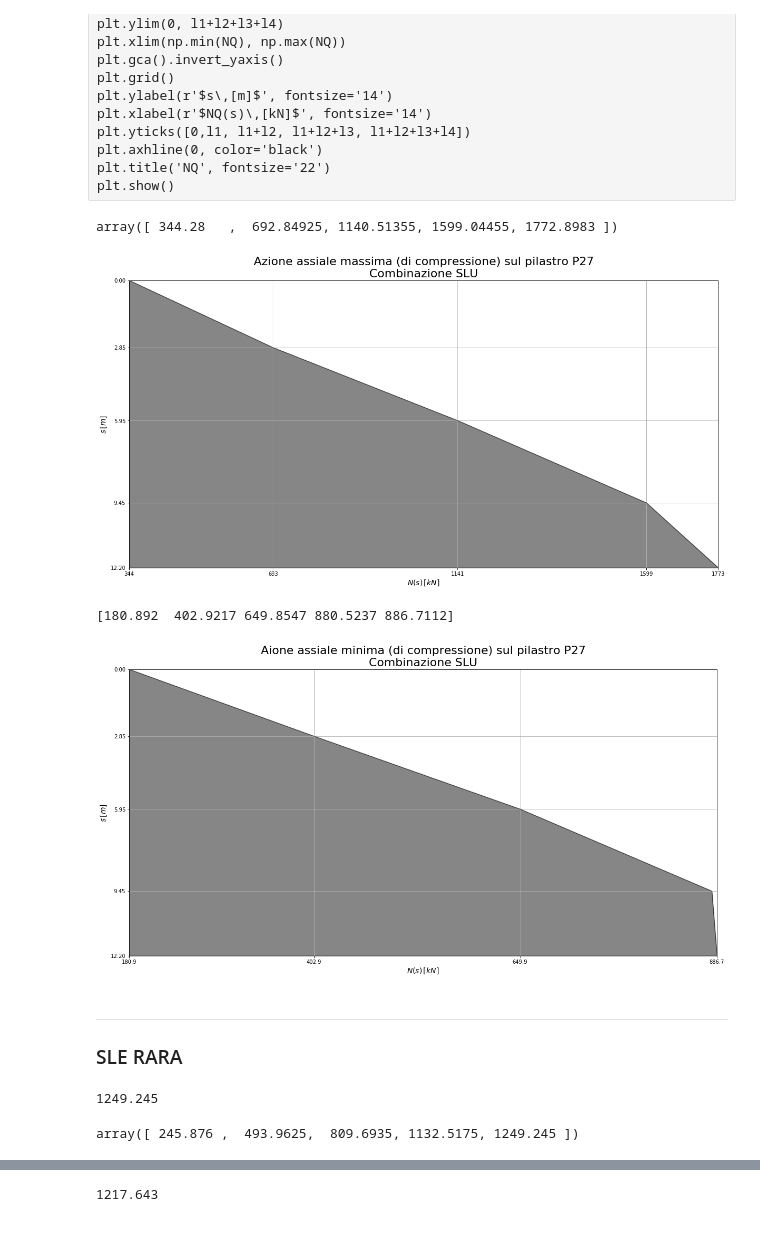
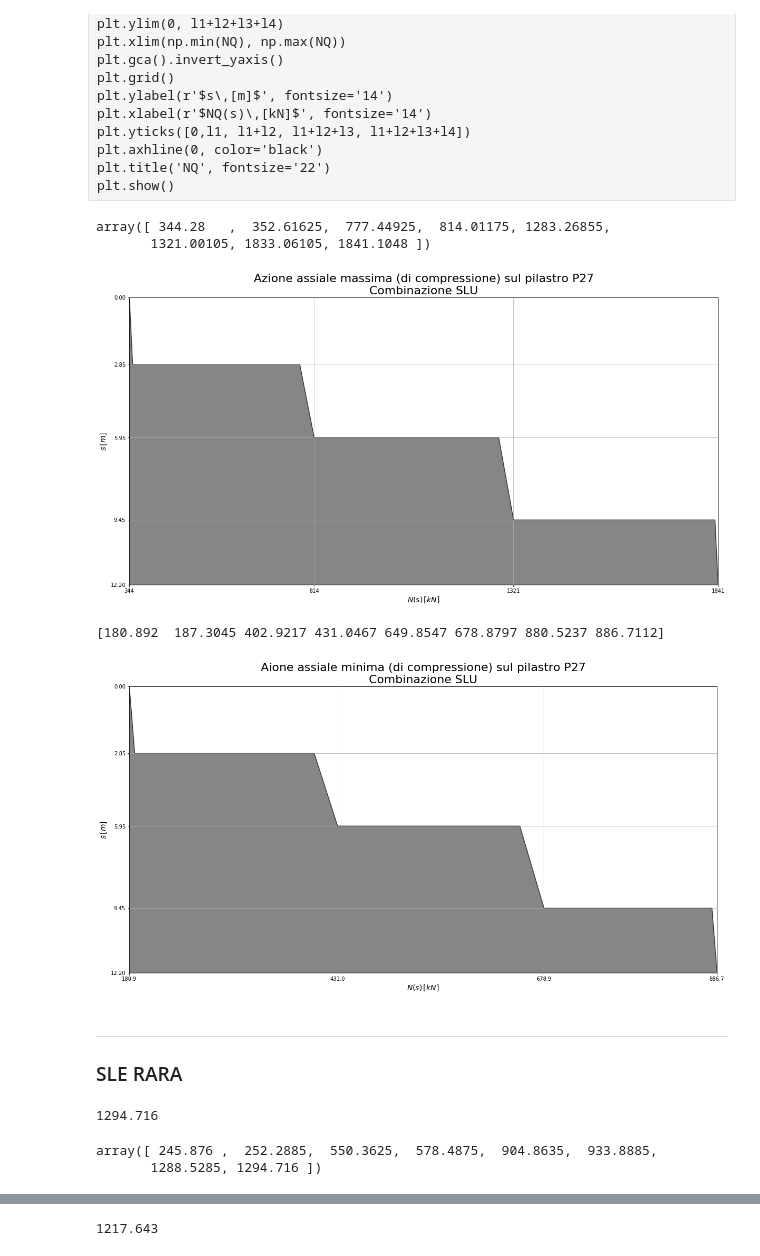
Before and after one commit to akaanzo/structural-safety, a Jupyter notebook: sol_col.ipynb, the cells around one changed output, grey strips where cells are left out. Drawn from its saved outputs; the diff is of its cells as text; code cells hidden in the pictures.

```diff
--- a/sol_col.ipynb
+++ b/sol_col.ipynb
@@ -46,9 +46,9 @@ l2 = 3.1
 l3 = 3.5
 l4 = 2.75
 # %%
-s = np.array([0,l1, l1+l2, l1+l2+l3, l1+l2+l3+l4])
+s = np.array([0,l1, l1, l1+l2, l1+l2, l1+l2+l3, l1+l2+l3, l1+l2+l3+l4])
 # %%
-NG1 = np.array([101.52+21.15, 101.52+21.15+90.24+21.15+25*.3**2 * l1, 101.52+3*21.15+90.24+25*.3**2 * (l1+l2) +101.536, 101.52+4*21.15+90.24+25*.3**2 * (l1+l2+l3) +101.536 + 99.50,  101.52+4*21.15+90.24+25*.3**2 * (l1+l2+l3+l4) +101.536 + 99.50])
+NG1 = np.array([101.52+21.15, 101.52+21.15+25*.3**2 * l1, 101.52+21.15+90.24+21.15+25*.3**2 * l1, 101.52+3*21.15+90.24+25*.3**2 * (l1+l2), 101.52+3*21.15+90.24+25*.3**2 * (l1+l2) +101.536, 101.52+4*21.15+90.24+25*.3**2 * (l1+l2+l3) +101.536, 101.52+4*21.15+90.24+25*.3**2 * (l1+l2+l3) +101.536 + 99.50,  101.52+4*21.15+90.24+25*.3**2 * (l1+l2+l3+l4) +101.536 + 99.50])
 # %% [raw]
 plt.figure(figsize=(20,10))
 plt.plot(NG1,s,12.2, color='#0f0f0f80')
@@ -64,7 +64,7 @@ plt.axhline(0, color='black')
 plt.title('NG1', fontsize='22')
 plt.show()
 # %%
-NG2 = np.array([80.09, 80.09+130.284, 80.09+130.284+146.59, 80.09+130.284+146.59 + 127.68, 80.09+130.284+146.59 + 127.68])
+NG2 = np.array([80.09, 80.09, 80.09+130.284, 80.09+130.284, 80.09+130.284+146.59, 80.09+130.284+146.59, 80.09+130.284+146.59 + 127.68, 80.09+130.284+146.59 + 127.68])
 # %% [raw]
 plt.figure(figsize=(20,10))
 plt.plot(NG2,s,12.2, color='#0f0f0f80')
@@ -80,7 +80,7 @@ plt.axhline(0, color='black')
 plt.title('NG2', fontsize='22')
 plt.show()
 # %%
-NQ = np.array([.6*67.96+0*14.1+.6*3.9, .6*67.96+0*14.1+.6*3.9, .6*67.96+0*14.1+.7*56.40+.6*3.9, .6*67.96+0*14.1+.7*56.40+.7*95.17+.6*3.9, .6*67.96+0*14.1+.7*56.40+.7*95.17+110.54+.6*3.9])
+NQ = np.array([.6*67.96+0*14.1+.6*3.9, .6*67.96+0*14.1+.6*3.9, .6*67.96+0*14.1+56.40+.6*3.9, .6*67.96+0*14.1+56.40+.6*3.9, .6*67.96+0*14.1+.7*56.40+95.17+.6*3.9, .6*67.96+0*14.1+.7*56.40+95.17+.6*3.9, .6*67.96+0*14.1+56.40+95.17+110.54+.6*3.9, .6*67.96+0*14.1+56.40+95.17+110.54+.6*3.9])
 # %% [raw]
 plt.figure(figsize=(20,10))
 plt.plot(NQ,s,12.2, color='#0f0f0f80')
@@ -99,7 +99,8 @@ plt.show()
 N1max_slu = 1.3*NG1 + 1.5*NG2 + 1.5*NQ
 N1max_slu
 # %% [output]
-array([ 344.28   ,  692.84925, 1140.51355, 1599.04455, 1772.8983 ])
+array([ 344.28   ,  352.61625,  777.44925,  814.01175, 1283.26855,
+       1321.00105, 1833.06105, 1841.1048 ])
 # %%
 plt.figure(figsize=(20,10))
 plt.plot(N1max_slu,s,12.2, color='#0f0f0f80')
@@ -111,49 +112,50 @@ plt.grid()
 plt.ylabel(r'$s\,[m]$', fontsize='14')
 plt.xlabel(r'$N(s)\,[kN]$', fontsize='14')
 plt.yticks([0,l1, l1+l2, l1+l2+l3, l1+l2+l3+l4])
-plt.xticks([float(N1max_slu[0]),float(N1max_slu[1]),float(N1max_slu[2]), float(N1max_slu[3]), float(N1max_slu[4])])
+plt.xticks([float(N1max_slu[0]),float(N1max_slu[3]), float(N1max_slu[5]), float(N1max_slu[7])])
 plt.axhline(0, color='black')
 plt.title('Azione assiale massima (di compressione) sul pilastro P27\nCombinazione SLU', fontsize='22')
 plt.savefig('export/img/P27_maxAxialLoad_slu.jpg')
 plt.show()
 # %% [output]
-[figure, old version]
+[figure, new version]
 # %%
 N1min_slu = 1*NG1 + .8*NG2 + 0*NQ - 1.5*3.9
 print(N1min_slu)
 # %% [output]
-[180.892  402.9217 649.8547 880.5237 886.7112]
+[180.892  187.3045 402.9217 431.0467 649.8547 678.8797 880.5237 886.7112]
 # %%
 plt.figure(figsize=(20,10))
 plt.plot(N1min_slu,s,12.2, color='#0f0f0f80')
 plt.fill_between(N1min_slu,12.2,s, color='#0f0f0f80')
 plt.ylim(0, l1+l2+l3+l4)
 plt.xlim(np.min(N1min_slu), np.max(N1min_slu))
 plt.gca().invert_yaxis()
 plt.grid()
 plt.ylabel(r'$s\,[m]$', fontsize='14')
 plt.xlabel(r'$N(s)\,[kN]$', fontsize='14')
 plt.yticks([0,l1, l1+l2, l1+l2+l3, l1+l2+l3+l4])
-plt.xticks([float(N1min_slu[0]),float(N1min_slu[1]),float(N1min_slu[2]), float(N1min_slu[4])])
+plt.xticks([float(N1min_slu[0]),float(N1min_slu[3]), float(N1min_slu[5]), float(N1min_slu[7])])
 plt.axhline(0, color='black')
 plt.title('Aione assiale minima (di compressione) sul pilastro P27\nCombinazione SLU', fontsize='22')
 plt.savefig('export/img/P27_minAxialLoad_slu.jpg')
 plt.show()
 # %% [output]
-[figure, old version]
+[figure, new version]
 # %% [markdown]
 ---
 ### SLE RARA
 # %%
-N1max_sleRara = (4*21.15+27.45+101.52+90.24+101.536+99.50)+(80.09+130.284+146.59+127.68)+(.6*67.96+0*14.1+.7*56.40+.7*95.17+110.54+.6*3.9)
+N1max_sleRara = (4*21.15+27.45+101.52+90.24+101.536+99.50)+(80.09+130.284+146.59+127.68)+(.6*67.96+0*14.1+56.40+95.17+110.54+.6*3.9)
 N1max_sleRara
 # %% [output]
-1249.245
+1294.716
 # %%
 N1max_sleRara = NG1 + NG2 + NQ
 N1max_sleRara
 # %% [output]
-array([ 245.876 ,  493.9625,  809.6935, 1132.5175, 1249.245 ])
+array([ 245.876 ,  252.2885,  550.3625,  578.4875,  904.8635,  933.8885,
+       1288.5285, 1294.716 ])
 # %%
 plt.figure(figsize=(20,10))
 plt.plot(N1max_sleRara,s,12.2, color='#0f0f0f80')
```
Also changed, not shown: parts of 20 cells of this notebook, 9 other files.
